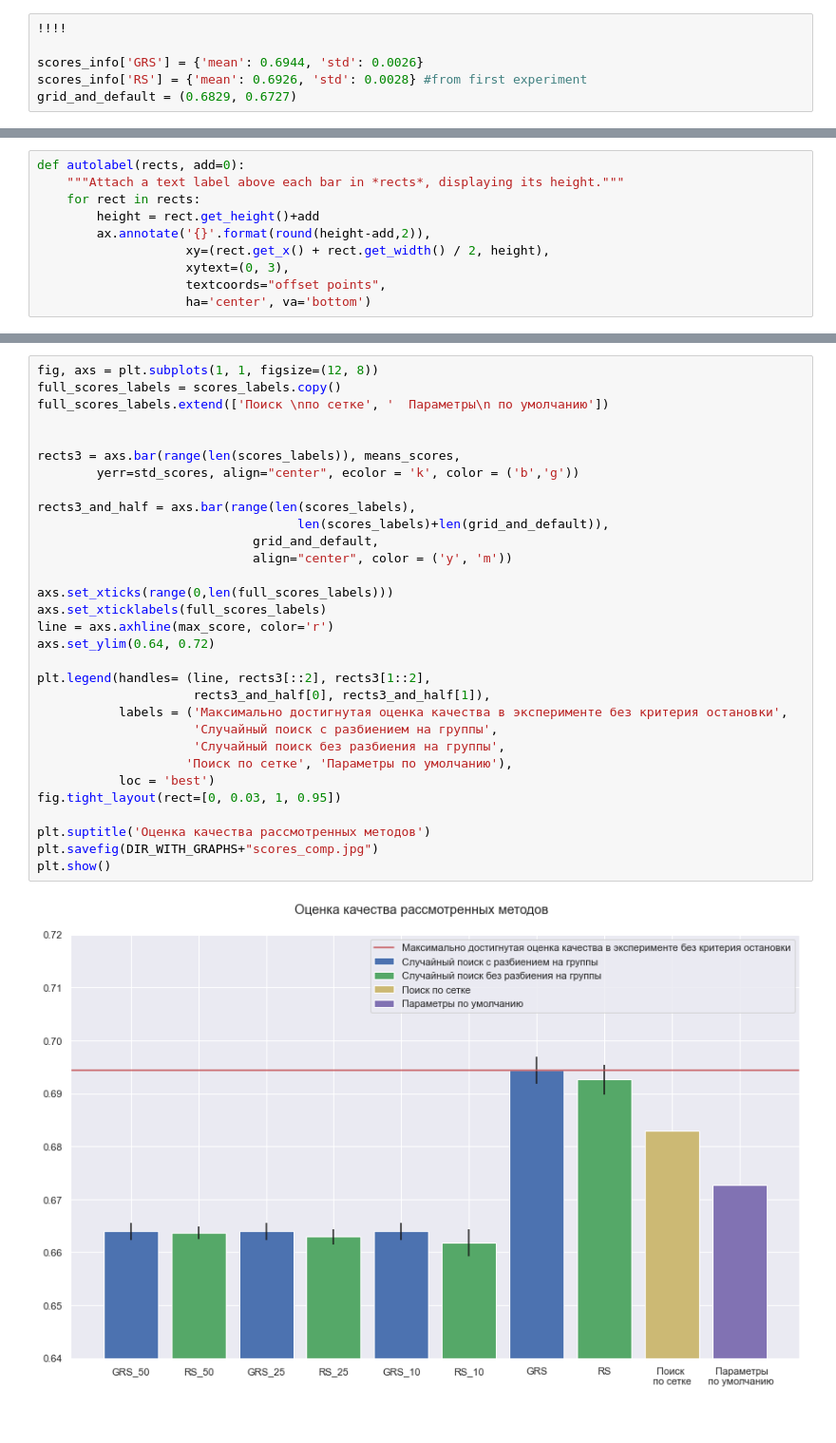
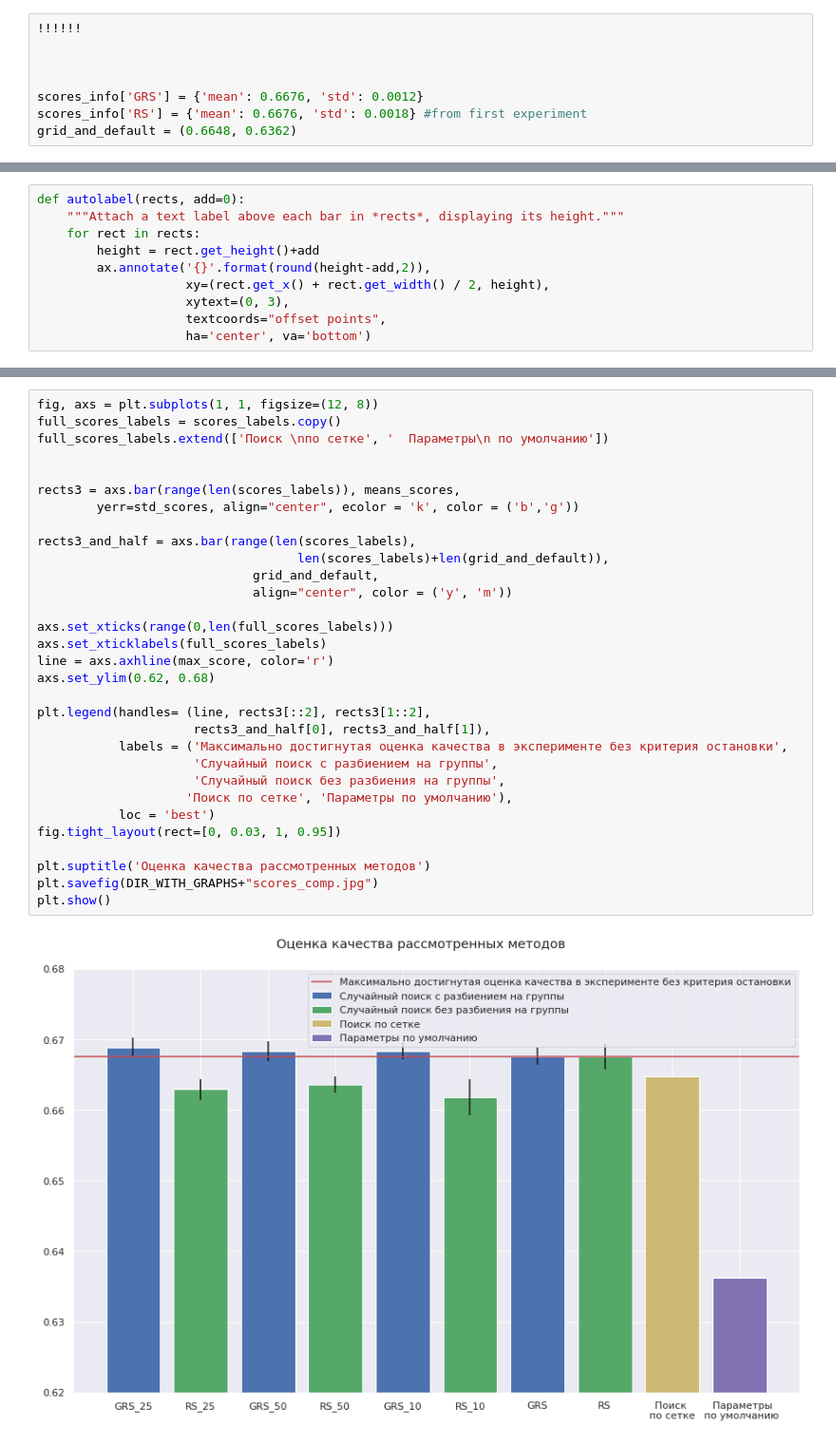
Before and after one commit to HollowPrincess/GradBoostOptim, a Jupyter notebook: full_test/test_2_iters_and_scores_bar_plot.ipynb, the cells around one changed output, grey strips where cells are left out. Shown at 95% size. Cells and saved outputs as stored; diff of their text form.

```diff
--- a/full_test/test_2_iters_and_scores_bar_plot.ipynb
+++ b/full_test/test_2_iters_and_scores_bar_plot.ipynb
@@ -19,11 +19,13 @@ scores_info = json.load(json_file)
 json_file= open(second_test_path + "iters_info.txt", "r")
 iters_info = json.load(json_file)
 # %%
-!!!!
+!!!!!!
 
-scores_info['GRS'] = {'mean': 0.6944, 'std': 0.0026}
-scores_info['RS'] = {'mean': 0.6926, 'std': 0.0028} #from first experiment
-grid_and_default = (0.6829, 0.6727)
+
+
+scores_info['GRS'] = {'mean': 0.6676, 'std': 0.0012}
+scores_info['RS'] = {'mean': 0.6676, 'std': 0.0018} #from first experiment
+grid_and_default = (0.6648, 0.6362)
 # %%
 max_score = max(max(grid_and_default), scores_info['GRS']['mean'], scores_info['RS']['mean'])
 # %%
@@ -104,32 +106,32 @@ plt.show()
 fig, axs = plt.subplots(1, 1, figsize=(12, 8))
 full_scores_labels = scores_labels.copy()
 full_scores_labels.extend(['Поиск \nпо сетке', '  Параметры\n по умолчанию'])
 
 
 rects3 = axs.bar(range(len(scores_labels)), means_scores,
         yerr=std_scores, align="center", ecolor = 'k', color = ('b','g'))
 
 rects3_and_half = axs.bar(range(len(scores_labels),
                                    len(scores_labels)+len(grid_and_default)),
                              grid_and_default,
                              align="center", color = ('y', 'm'))
 
 axs.set_xticks(range(0,len(full_scores_labels)))
 axs.set_xticklabels(full_scores_labels)
 line = axs.axhline(max_score, color='r')
-axs.set_ylim(0.64, 0.72)
+axs.set_ylim(0.62, 0.68)
 
 plt.legend(handles= (line, rects3[::2], rects3[1::2],
                      rects3_and_half[0], rects3_and_half[1]),
            labels = ('Максимально достигнутая оценка качества в эксперименте без критерия остановки',
                      'Случайный поиск с разбиением на группы',
                      'Случайный поиск без разбиения на группы',
                     'Поиск по сетке', 'Параметры по умолчанию'),
            loc = 'best')
 fig.tight_layout(rect=[0, 0.03, 1, 0.95])
 
 plt.suptitle('Оценка качества рассмотренных методов')
 plt.savefig(DIR_WITH_GRAPHS+"scores_comp.jpg")
 plt.show()
 # %% [output]
-[figure, old version]
+[figure, new version]
```
Also changed, not shown: parts of 2 cells of this notebook, 39 other files.
